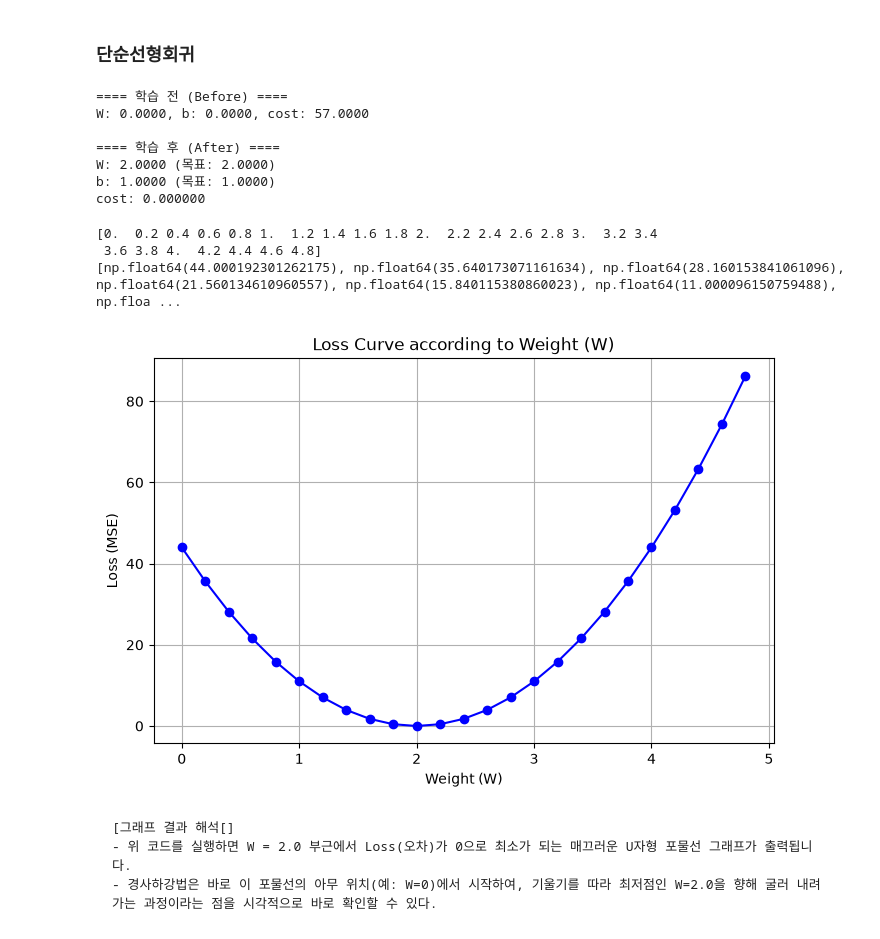
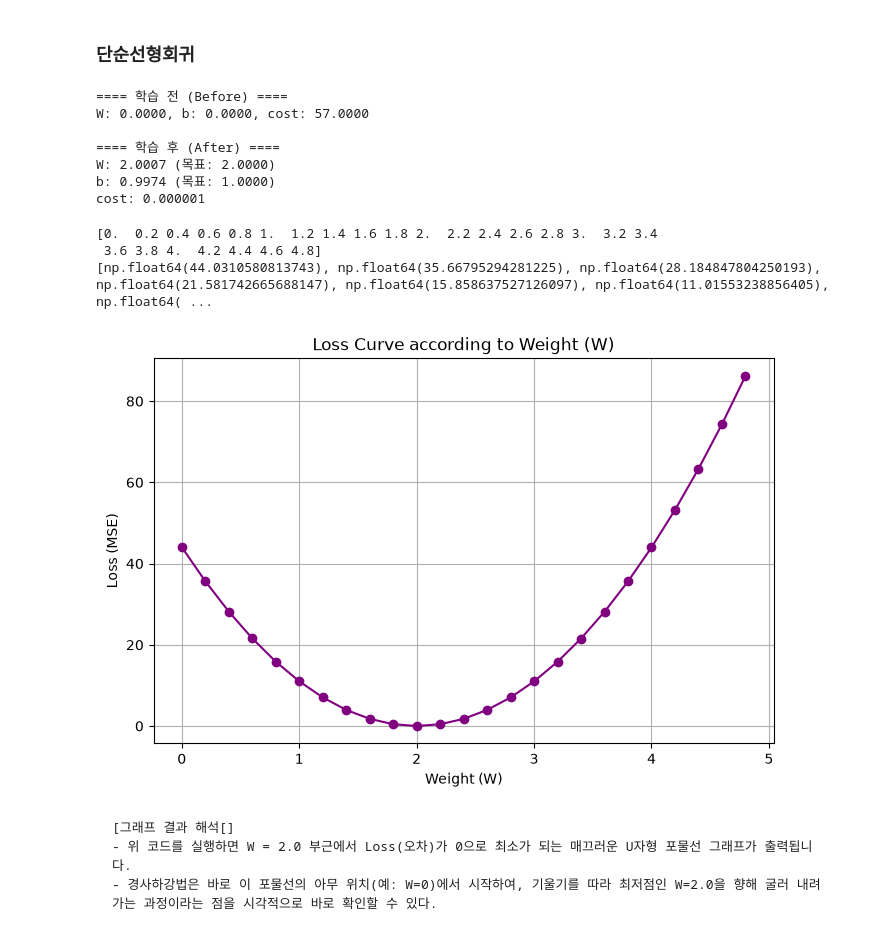
Before and after one commit to kimgyeongmin5348/data-collection-workspace, a Jupyter notebook: data25_ML_회귀_python구현.ipynb, the cells around one changed output. Drawn from its saved outputs; the diff is of its cells as text; code cells hidden in the pictures.

````diff
--- a/data25_ML_회귀_python구현.ipynb
+++ b/data25_ML_회귀_python구현.ipynb
@@ -85,12 +85,16 @@ def loss_gradient(X, y, W, b):
     # Error = (y - y_pred)
     # MSE 미분값: dJ/dW = -(2/N) * X^T * (y - y_pred)
     #            dJ/db = -(2/N) * sum(y - y_pred)
-    de_W = -1 * np.dot(X.T, y - y_pred)
-    de_b = -1 * np.sum(y - y_pred, axis=0, keepdims=True)
+
+    # de_W = 1 * np.dot(X.T, y - y_pred)
+    # de_b = 1 * np.sum(y - y_pred, axis=0, keepdims=True)
+
+    de_W = (1/N) * np.dot(X.T, y - y_pred)
+    de_b = (1/N) * np.sum(y - y_pred, axis=0, keepdims=True)
 
     # [수정] MSE 미분 계수인 (2 / N)을 곱해줍니다.
-    de_W = (2 / N) * de_W
-    de_b = (2 / N) * de_b
+    # de_W = (1 / N) * de_W
+    # de_b = (1 / N) * de_b
 
     return de_W, de_b
 
@@ -100,8 +104,8 @@ for i in range(epochs):
     de_W, de_b = loss_gradient(X, y, W, b)
 
     # 경사하강법 파라미터 업데이트
-    W = W - learning_rate * de_W
-    b = b - learning_rate * de_b
+    W = W + learning_rate * de_W
+    b = b + learning_rate * de_b
 
 y_pred, cost = linear_forward(X, y, W, b)
 print('\n==== 학습 후 (After) ====')
@@ -113,36 +117,36 @@ print(f'cost: {cost:.6f}')
 W: 0.0000, b: 0.0000, cost: 57.0000
 
 ==== 학습 후 (After) ====
-W: 2.0000 (목표: 2.0000)
-b: 1.0000 (목표: 1.0000)
-cost: 0.000000
+W: 2.0007 (목표: 2.0000)
+b: 0.9974 (목표: 1.0000)
+cost: 0.000001
 # %%
-# 가중치 W의 후보군 (0부터 5까지 0.2 간격)
+# 가중치 W의 후보군 (0부터 5미만 0.2 간격)
 weights = np.arange(0, 5 , 0.2)
 print(weights)
 
 loss_array = []
 for weight in weights:
   #  weight 스칼라 값을 (1, 1) 형태의 2차원 배열로 변환하여 전달
   W_shape = np.array([[weight]])
   _, loss = linear_forward(X, y, W_shape, b)
   loss_array.append(loss)
 
 print(loss_array)
 
 # 그래프 그리기
 plt.figure(figsize=(8, 5))
-plt.plot(weights, loss_array, marker='o', color='b', linestyle='-')
+plt.plot(weights, loss_array, marker='o', color='purple', linestyle='-')
 plt.title('Loss Curve according to Weight (W)')
 plt.xlabel('Weight (W)')
 plt.ylabel('Loss (MSE)')
 plt.grid(True)
 plt.show()
 # %% [output]
 [0.  0.2 0.4 0.6 0.8 1.  1.2 1.4 1.6 1.8 2.  2.2 2.4 2.6 2.8 3.  3.2 3.4
  3.6 3.8 4.  4.2 4.4 4.6 4.8]
-[np.float64(44.000192301262175), np.float64(35.640173071161634), np.float64(28.160153841061096), np.float64(21.560134610960557), np.float64(15.840115380860023), np.float64(11.000096150759488), np.floa ...
+[np.float64(44.0310580813743), np.float64(35.66795294281225), np.float64(28.184847804250193), np.float64(21.581742665688147), np.float64(15.858637527126097), np.float64(11.01553238856405), np.float64( ...
-[figure, old version]
+[figure, new version]
 # %% [markdown]
 ```
 [그래프 결과 해석[]
````
Also changed, not shown: parts of 3 cells of this notebook, 1 other file.
